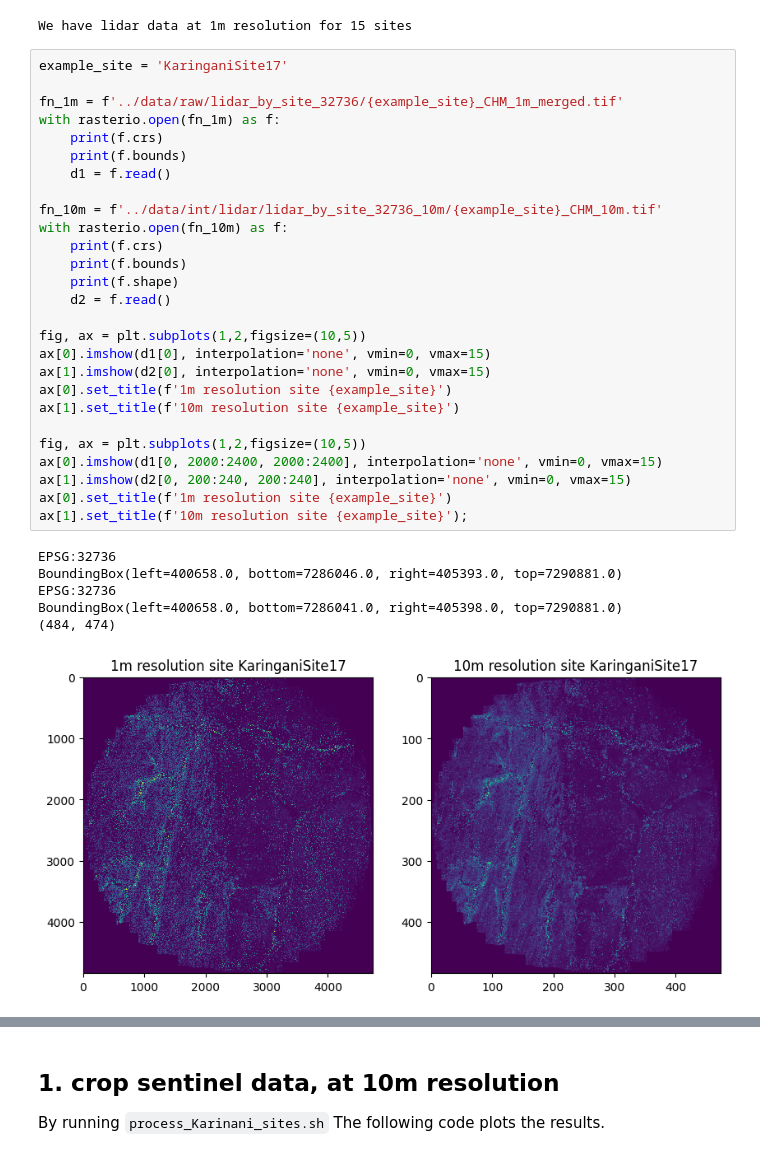
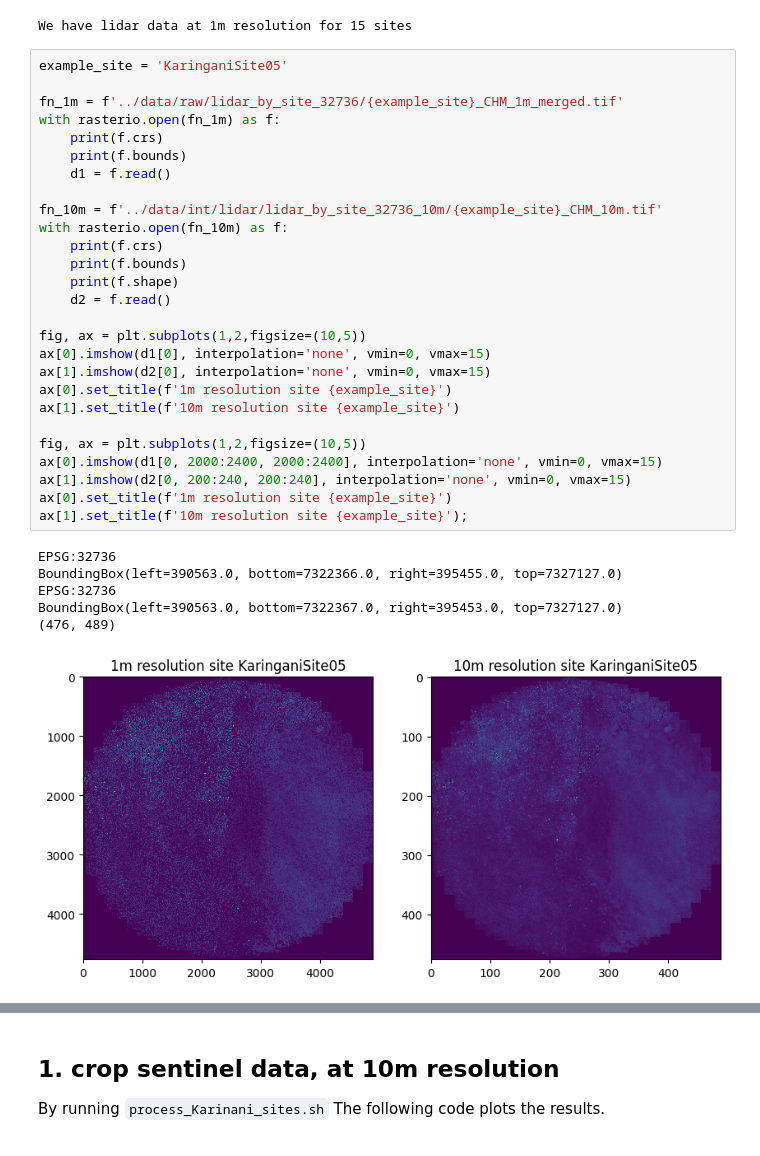
Before and after one commit to estherrolf/tree_mapping, a Jupyter notebook: process_data/visualize_data_preparation.ipynb, the cells around one changed output, grey strips where cells are left out. Saved outputs shown, nothing was run; the diff lists cells and outputs as text.

```diff
--- a/process_data/visualize_data_preparation.ipynb
+++ b/process_data/visualize_data_preparation.ipynb
@@ -39,36 +39,36 @@ if plot_raw_lidar:
 # %% [output]
 We have lidar data at 1m resolution for 15 sites
 # %%
-example_site = 'KaringaniSite17'
+example_site = 'KaringaniSite05'
 
 fn_1m = f'../data/raw/lidar_by_site_32736/{example_site}_CHM_1m_merged.tif'
 with rasterio.open(fn_1m) as f:
     print(f.crs)
     print(f.bounds)
     d1 = f.read()
 
 fn_10m = f'../data/int/lidar/lidar_by_site_32736_10m/{example_site}_CHM_10m.tif'
 with rasterio.open(fn_10m) as f:
     print(f.crs)
     print(f.bounds)
     print(f.shape)
     d2 = f.read()
 
 fig, ax = plt.subplots(1,2,figsize=(10,5))
 ax[0].imshow(d1[0], interpolation='none', vmin=0, vmax=15)
 ax[1].imshow(d2[0], interpolation='none', vmin=0, vmax=15)
 ax[0].set_title(f'1m resolution site {example_site}')
 ax[1].set_title(f'10m resolution site {example_site}')
 
 fig, ax = plt.subplots(1,2,figsize=(10,5))
 ax[0].imshow(d1[0, 2000:2400, 2000:2400], interpolation='none', vmin=0, vmax=15)
 ax[1].imshow(d2[0, 200:240, 200:240], interpolation='none', vmin=0, vmax=15)
 ax[0].set_title(f'1m resolution site {example_site}')
 ax[1].set_title(f'10m resolution site {example_site}');
 # %% [output]
 EPSG:32736
-BoundingBox(left=400658.0, bottom=7286046.0, right=405393.0, top=7290881.0)
+BoundingBox(left=390563.0, bottom=7322366.0, right=395455.0, top=7327127.0)
 EPSG:32736
-BoundingBox(left=400658.0, bottom=7286041.0, right=405398.0, top=7290881.0)
-(484, 474)
+BoundingBox(left=390563.0, bottom=7322367.0, right=395453.0, top=7327127.0)
+(476, 489)
-[figure, old version]
+[figure, new version]
```
Also changed, not shown: parts of 2 cells of this notebook, 8 other files.
